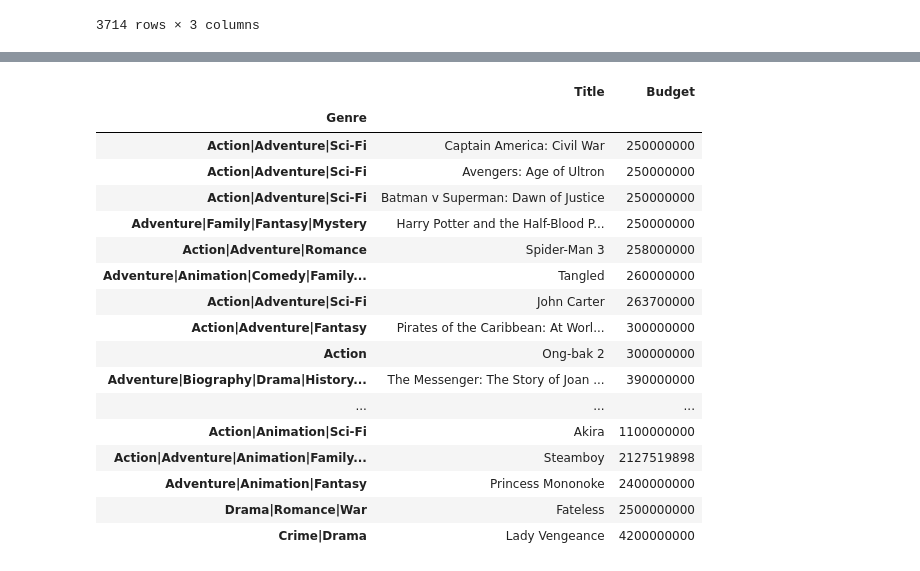
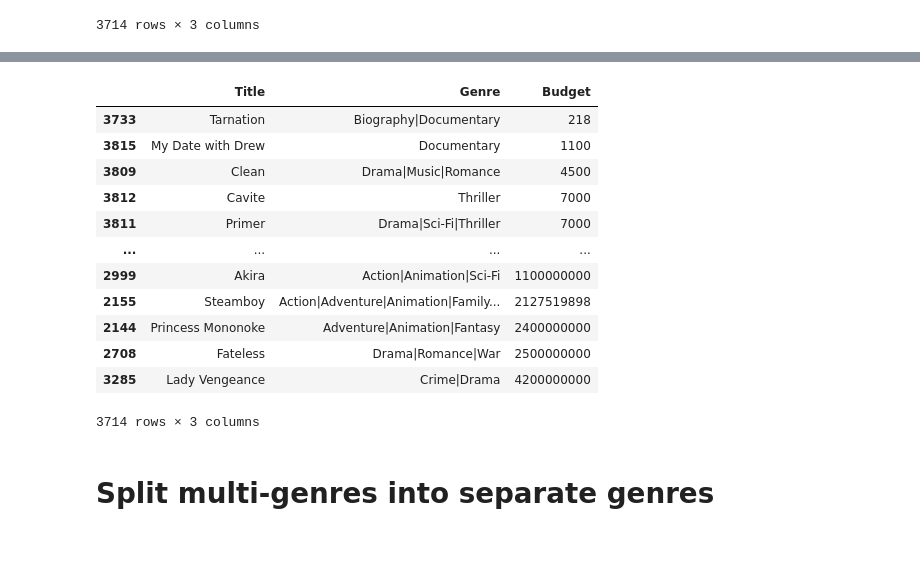
Before and after one commit to radowtay/Project-1, a Jupyter notebook: Highest Budget Genres.ipynb, the cells around one changed output, grey strips where cells are left out. Saved outputs shown, nothing was run; the diff lists cells and outputs as text; code cells hidden in the pictures.

```diff
--- a/Highest Budget Genres.ipynb
+++ b/Highest Budget Genres.ipynb
@@ -81,5 +70,3 @@ See the caveats in the documentation: https://pandas.pydata.org/pandas-docs/stab
 | 3814 | Newlyweds | Comedy|Drama | 9000 |
 | 3815 | My Date with Drew | Documentary | 1100 |
 3714 rows × 3 columns
-# %%
-dupsearch_df["Budget"] = pd.to_numeric(dupsearch_df["Budget"])
@@ -109,22 +73,17 @@ See the caveats in the documentation: https://pandas.pydata.org/pandas-docs/stab
 # %%
-dupsearch_df=dupsearch_df.set_index("Genre")
-dupsearch_df.sort_values(by='Budget').tail(20)
+
+dupsearch_df.sort_values(by='Budget')
 # %% [output]
-|  | Title | Budget |
-| Genre |  |  |
-| Action|Adventure|Sci-Fi | Captain America: Civil War | 250000000 |
-| Action|Adventure|Sci-Fi | Avengers: Age of Ultron | 250000000 |
-| Action|Adventure|Sci-Fi | Batman v Superman: Dawn of Justice | 250000000 |
-| Adventure|Family|Fantasy|Mystery | Harry Potter and the Half-Blood P... | 250000000 |
-| Action|Adventure|Romance | Spider-Man 3 | 258000000 |
-| Adventure|Animation|Comedy|Family... | Tangled | 260000000 |
-| Action|Adventure|Sci-Fi | John Carter | 263700000 |
-| Action|Adventure|Fantasy | Pirates of the Caribbean: At Worl... | 300000000 |
-| Action | Ong-bak 2 | 300000000 |
-| Adventure|Biography|Drama|History... | The Messenger: The Story of Joan ... | 390000000 |
-| ... | ... | ... |
-| Action|Animation|Sci-Fi | Akira | 1100000000 |
-| Action|Adventure|Animation|Family... | Steamboy | 2127519898 |
-| Adventure|Animation|Fantasy | Princess Mononoke | 2400000000 |
-| Drama|Romance|War | Fateless | 2500000000 |
-| Crime|Drama | Lady Vengeance | 4200000000 |
+|  | Title | Genre | Budget |
+| 3733 | Tarnation | Biography|Documentary | 218 |
+| 3815 | My Date with Drew | Documentary | 1100 |
+| 3809 | Clean | Drama|Music|Romance | 4500 |
+| 3812 | Cavite | Thriller | 7000 |
+| 3811 | Primer | Drama|Sci-Fi|Thriller | 7000 |
+| ... | ... | ... | ... |
+| 2999 | Akira | Action|Animation|Sci-Fi | 1100000000 |
+| 2155 | Steamboy | Action|Adventure|Animation|Family... | 2127519898 |
+| 2144 | Princess Mononoke | Adventure|Animation|Fantasy | 2400000000 |
+| 2708 | Fateless | Drama|Romance|War | 2500000000 |
+| 3285 | Lady Vengeance | Crime|Drama | 4200000000 |
+3714 rows × 3 columns
@@ -132,0 +90,2 @@ dupsearch_df.sort_values(by='Budget').tail(20)
+# %% [markdown]
+# Split multi-genres into separate genres
```
Also changed, not shown: parts of 21 cells of this notebook, 2 other files.
